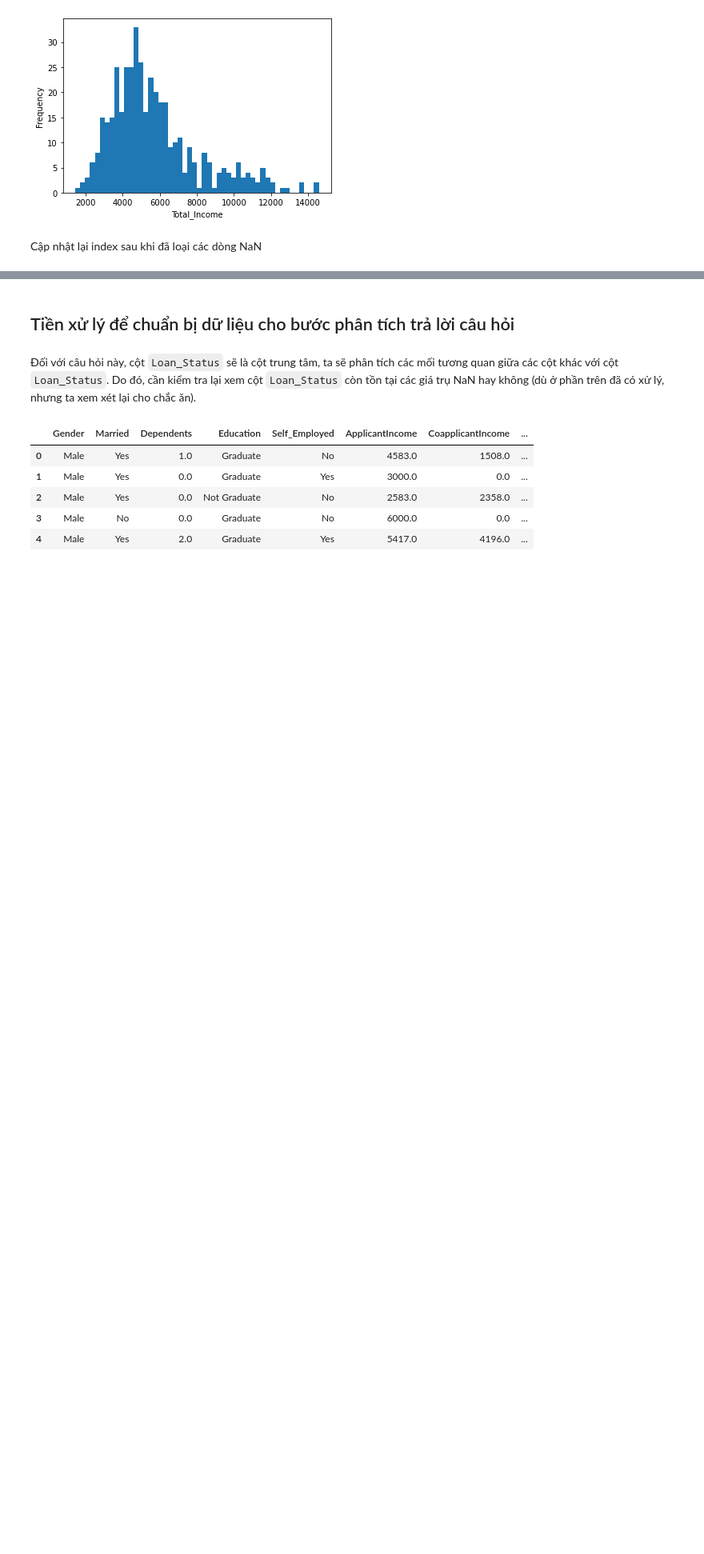
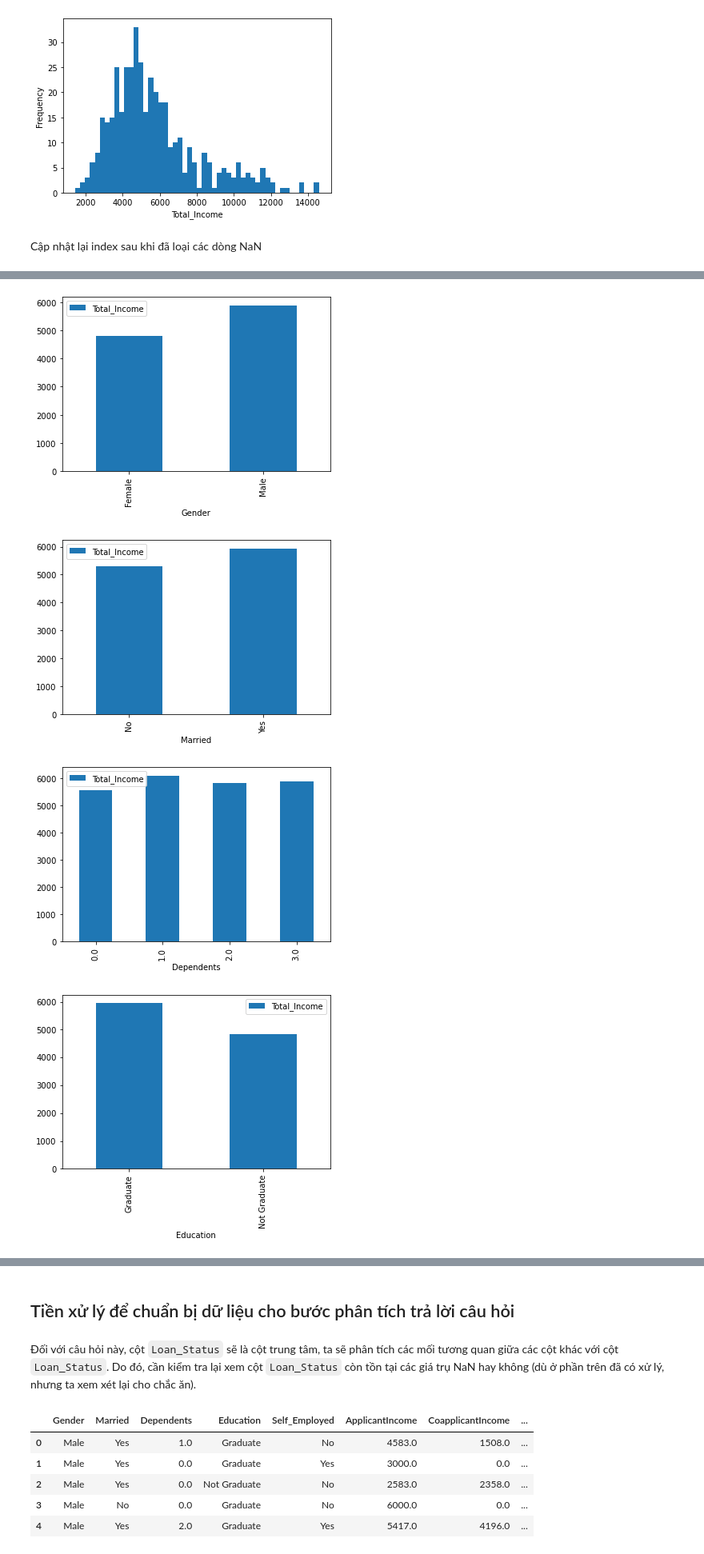
Before and after one commit to tonyvu1289/P4DS-FinalProject-vip, a Jupyter notebook: Final_Project.ipynb, the cells around one changed output, grey strips where cells are left out. Shown at 80% size. Cells and saved outputs as stored; diff of their text form; code cells hidden in the pictures; blank space fills up the shorter version.

```diff
--- a/Final_Project.ipynb
+++ b/Final_Project.ipynb
@@ -399,0 +443,11 @@ loan_df.head()
+# %%
+_compare = []
+for col in cate_cols:
+    _compare.append(loan_df[[col,"Total_Income"]].groupby(col).mean())
+    _compare[-1].plot.bar()
+    plt.show()
+# %% [output]
+[figure, added]
+[figure, added]
+[figure, added]
+[figure, added]
```
Also changed, not shown: parts of 31 cells of this notebook, 1 other file.
